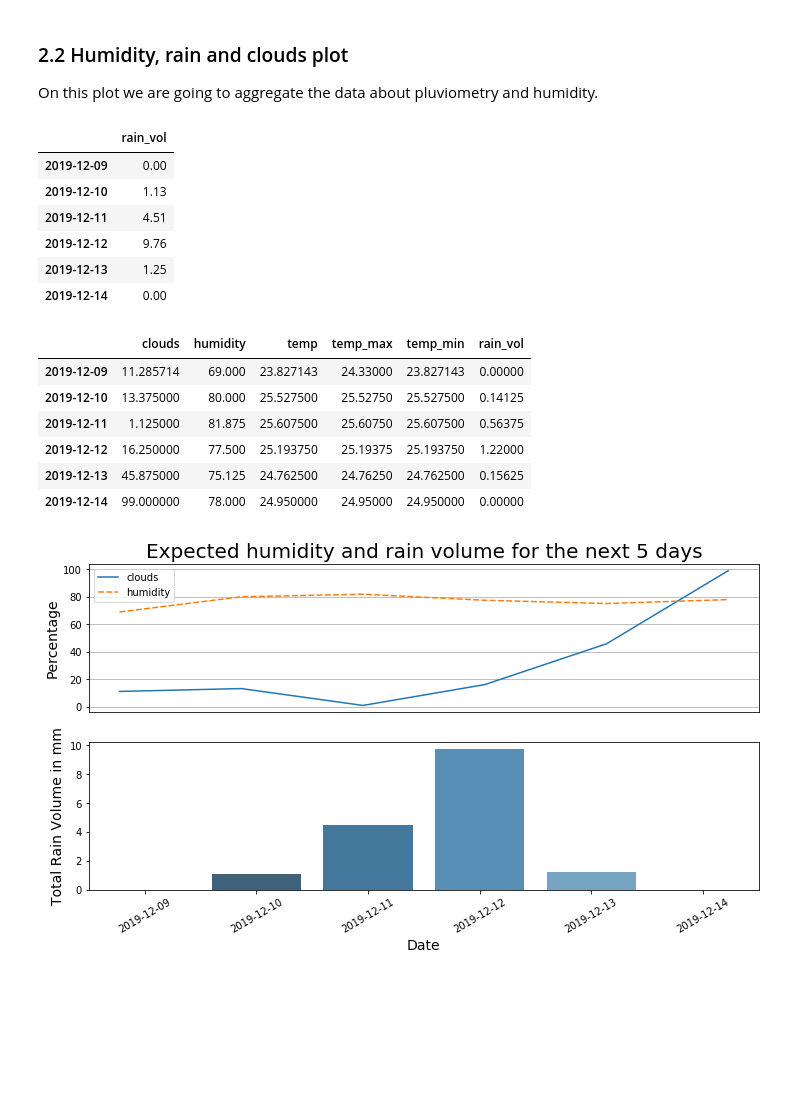
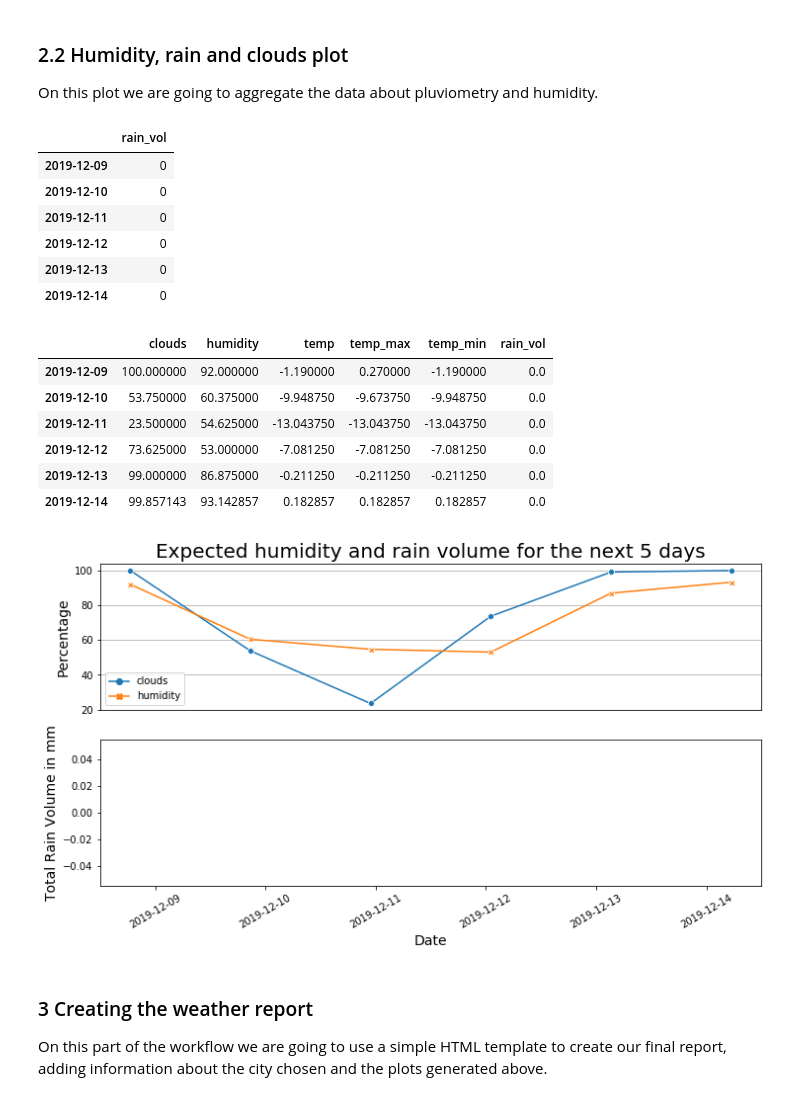
Before and after one commit to GabrielSGoncalves/papermill_medium, a Jupyter notebook: weather_forecast_using_pyowm.ipynb, the cells around one changed output. Saved outputs shown, nothing was run; the diff lists cells and outputs as text; code cells hidden in the pictures; blank space fills up the shorter version.

```diff
--- a/weather_forecast_using_pyowm.ipynb
+++ b/weather_forecast_using_pyowm.ipynb
@@ -24,8 +24,8 @@ This first part of the workflow we define the API key to access OpenWeather serv
 owm = pyowm.OWM('3fb62110b42fec1124c89b9931aed05b')
 # %%
 # Define the default parameters
-city = 'Miami,US'
-#city = 'Rio de Janeiro,BR'
+#city = 'Sao Paulo,BR'
+city = 'Madison,US'
 # %% [markdown]
 ### 1.2 Fetching weather information for the defined city
 On this part we are going to use PyOWM to fetch data about the city and organized it first on a dictionary, them on a Pandas DataFrame.
@@ -199,45 +200,51 @@ df_rain_per_day.index = df_rain_per_day.index.date
 df_rain_per_day
 # %% [output]
 |  | rain_vol |
-| 2019-12-09 | 0.00 |
-| 2019-12-10 | 1.13 |
-| 2019-12-11 | 4.51 |
-| 2019-12-12 | 9.76 |
-| 2019-12-13 | 1.25 |
-| 2019-12-14 | 0.00 |
+| 2019-12-09 | 0 |
+| 2019-12-10 | 0 |
+| 2019-12-11 | 0 |
+| 2019-12-12 | 0 |
+| 2019-12-13 | 0 |
+| 2019-12-14 | 0 |
 # %%
 df_mean
 # %% [output]
 |  | clouds | humidity | temp | temp_max | temp_min | rain_vol |
-| 2019-12-09 | 11.285714 | 69.000 | 23.827143 | 24.33000 | 23.827143 | 0.00000 |
-| 2019-12-10 | 13.375000 | 80.000 | 25.527500 | 25.52750 | 25.527500 | 0.14125 |
-| 2019-12-11 | 1.125000 | 81.875 | 25.607500 | 25.60750 | 25.607500 | 0.56375 |
-| 2019-12-12 | 16.250000 | 77.500 | 25.193750 | 25.19375 | 25.193750 | 1.22000 |
-| 2019-12-13 | 45.875000 | 75.125 | 24.762500 | 24.76250 | 24.762500 | 0.15625 |
-| 2019-12-14 | 99.000000 | 78.000 | 24.950000 | 24.95000 | 24.950000 | 0.00000 |
+| 2019-12-09 | 100.000000 | 92.000000 | -1.190000 | 0.270000 | -1.190000 | 0.0 |
+| 2019-12-10 | 53.750000 | 60.375000 | -9.948750 | -9.673750 | -9.948750 | 0.0 |
+| 2019-12-11 | 23.500000 | 54.625000 | -13.043750 | -13.043750 | -13.043750 | 0.0 |
+| 2019-12-12 | 73.625000 | 53.000000 | -7.081250 | -7.081250 | -7.081250 | 0.0 |
+| 2019-12-13 | 99.000000 | 86.875000 | -0.211250 | -0.211250 | -0.211250 | 0.0 |
+| 2019-12-14 | 99.857143 | 93.142857 | 0.182857 | 0.182857 | 0.182857 | 0.0 |
 # %%
 fig = plt.figure()
 # Lineplot for humidity and clouds
 ax1 = fig.add_subplot(211)
-ax1 = sns.lineplot(data=df_mean[['clouds', 'humidity']])
+ax1 = sns.lineplot(data=df_mean[['clouds', 'humidity']], markers=True, dashes=False)
 ax1.set_xticks([])
 ax1.set_title(f'Expected humidity and rain volume for the next 5 days', fontsize=20)
 ax1.set_ylabel('Percentage', fontsize=14)
 ax1.grid(True)
 
 # Barplot for total rain per day
 ax2 = fig.add_subplot(212)
 ax2 = sns.barplot(x=df_rain_per_day.index, y='rain_vol',
                   data=df_rain_per_day,
                   palette="Blues_d")
 ax2.set_xticklabels(df_temp.index, rotation=30)
 ax2.set_ylabel('Total Rain Volume in mm', fontsize=14)
 ax2.set_xlabel('Date', fontsize=14)
 fig.set_size_inches(12, 6)
-fig.savefig(f'{city}_rain_humidity.png',
-                  dpi=600, facecolor='w',
-                  orientation='portrait',
-                  bbox_inches='tight')
+
+rain_humidity_plot = f"{city.split(',')[0].replace(' ','_')}_rain_humidity.png"
+fig.savefig(rain_humidity_plot,
+              dpi=300, facecolor='w',
+              orientation='portrait',
+              bbox_inches='tight')
 # %% [output]
-[figure, old version]
+[figure, new version]
+# %% [markdown]
+### 3 Creating the weather report
+
+On this part of the workflow we are going to use a simple HTML template to create our final report, adding information about the city chosen and the plots generated above.
 # %%
```
Also changed, not shown: parts of 18 cells of this notebook.
